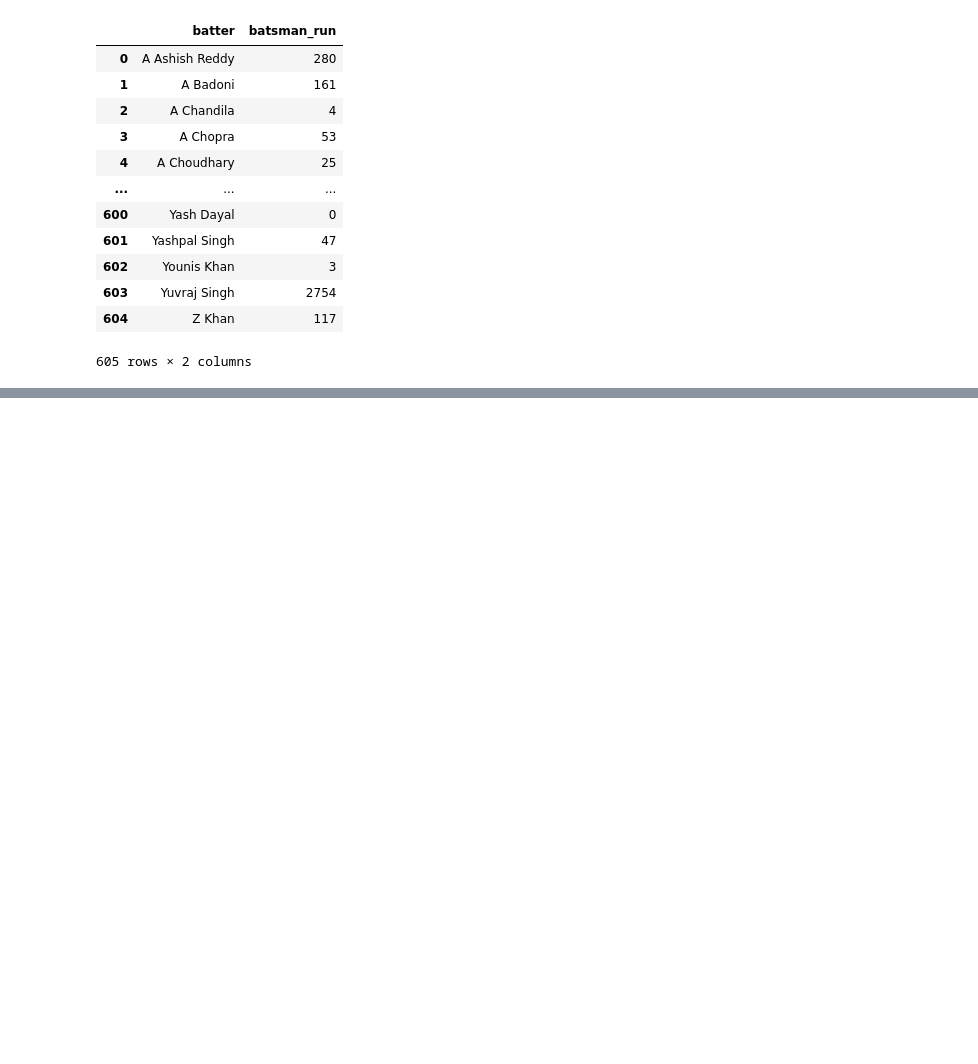
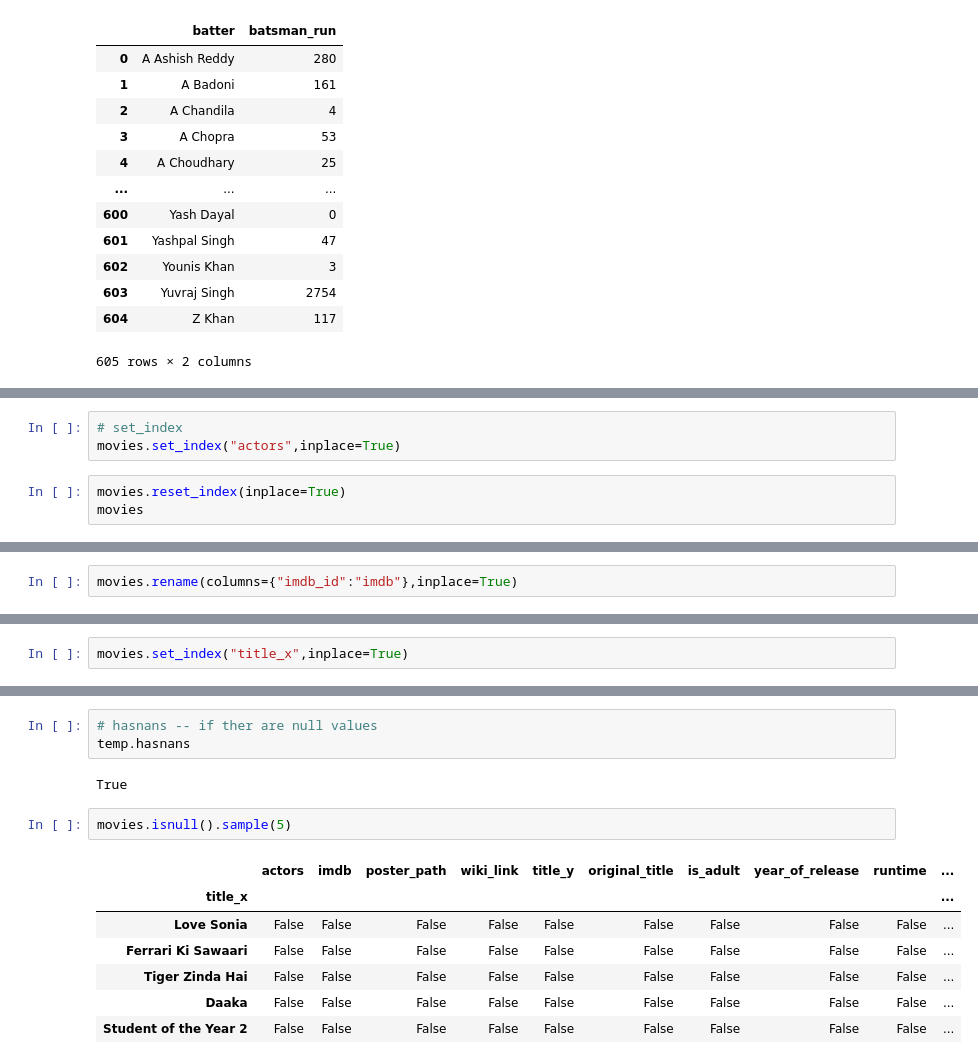
Before and after one commit to swayam-learning/prep, a Jupyter notebook: pandas3.ipynb, the cells around one changed output, grey strips where cells are left out. Drawn from its saved outputs; the diff is of its cells as text; blank space fills up the shorter version.

```diff
--- a/pandas3.ipynb
+++ b/pandas3.ipynb
@@ -212,0 +220,6 @@ runs
+# %%
+# set_index
+movies.set_index("actors",inplace=True)
+# %%
+movies.reset_index(inplace=True)
+movies
@@ -212,0 +240,2 @@ runs
+# %%
+movies.rename(columns={"imdb_id":"imdb"},inplace=True)
@@ -212,0 +258,2 @@ runs
+# %%
+movies.set_index("title_x",inplace=True)
@@ -212,0 +335,15 @@ runs
+# %%
+# hasnans -- if ther are null values
+temp.hasnans
+# %% [output]
+True
+# %%
+movies.isnull().sample(5)
+# %% [output]
+|  | actors | imdb | poster_path | wiki_link | title_y | original_title | is_adult | year_of_release | runtime | ... |
+| title_x |  |  |  |  |  |  |  |  |  | ... |
+| Love Sonia | False | False | False | False | False | False | False | False | False | ... |
+| Ferrari Ki Sawaari | False | False | False | False | False | False | False | False | False | ... |
+| Tiger Zinda Hai | False | False | False | False | False | False | False | False | False | ... |
+| Daaka | False | False | False | False | False | False | False | False | False | ... |
+| Student of the Year 2 | False | False | False | False | False | False | False | False | False | ... |
```
Also changed, not shown: parts of 31 cells of this notebook, 1 other file.
